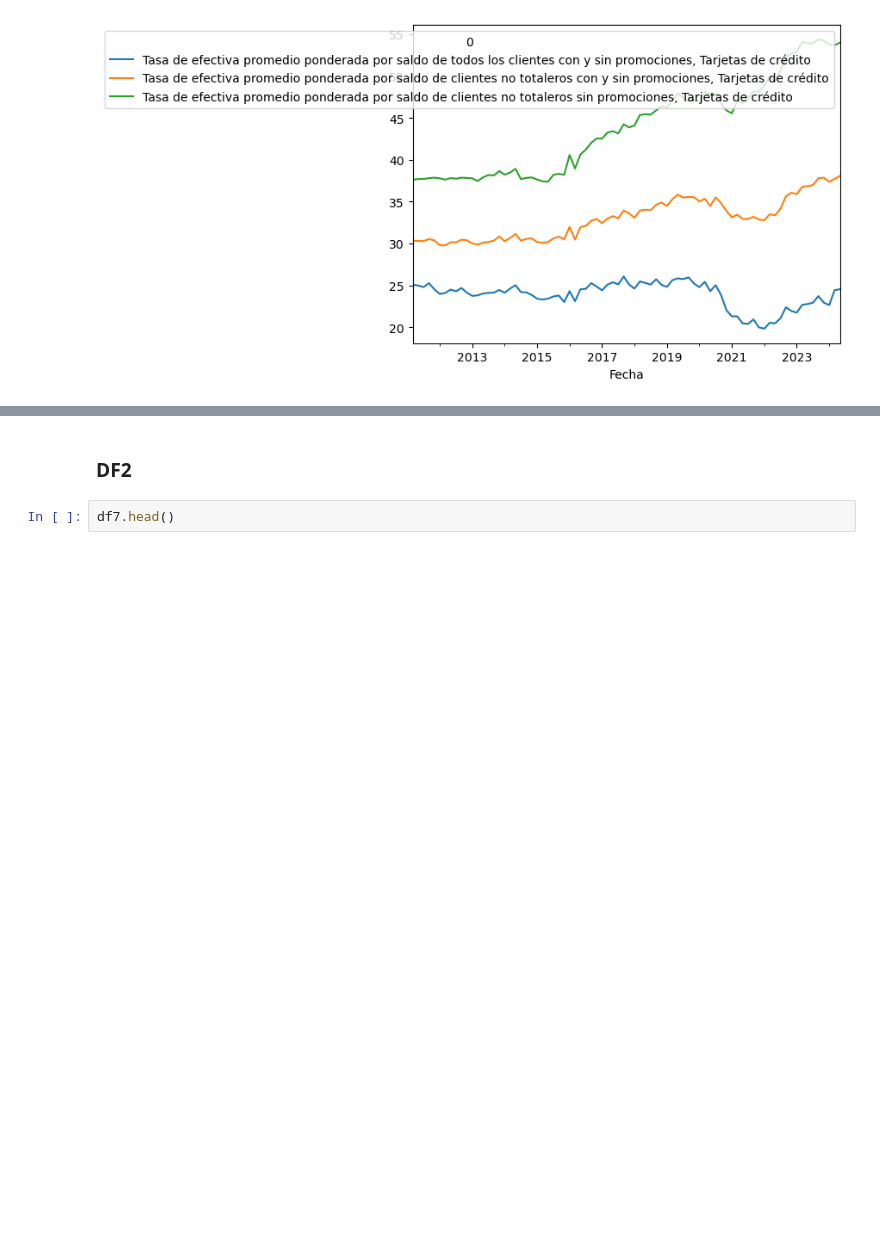
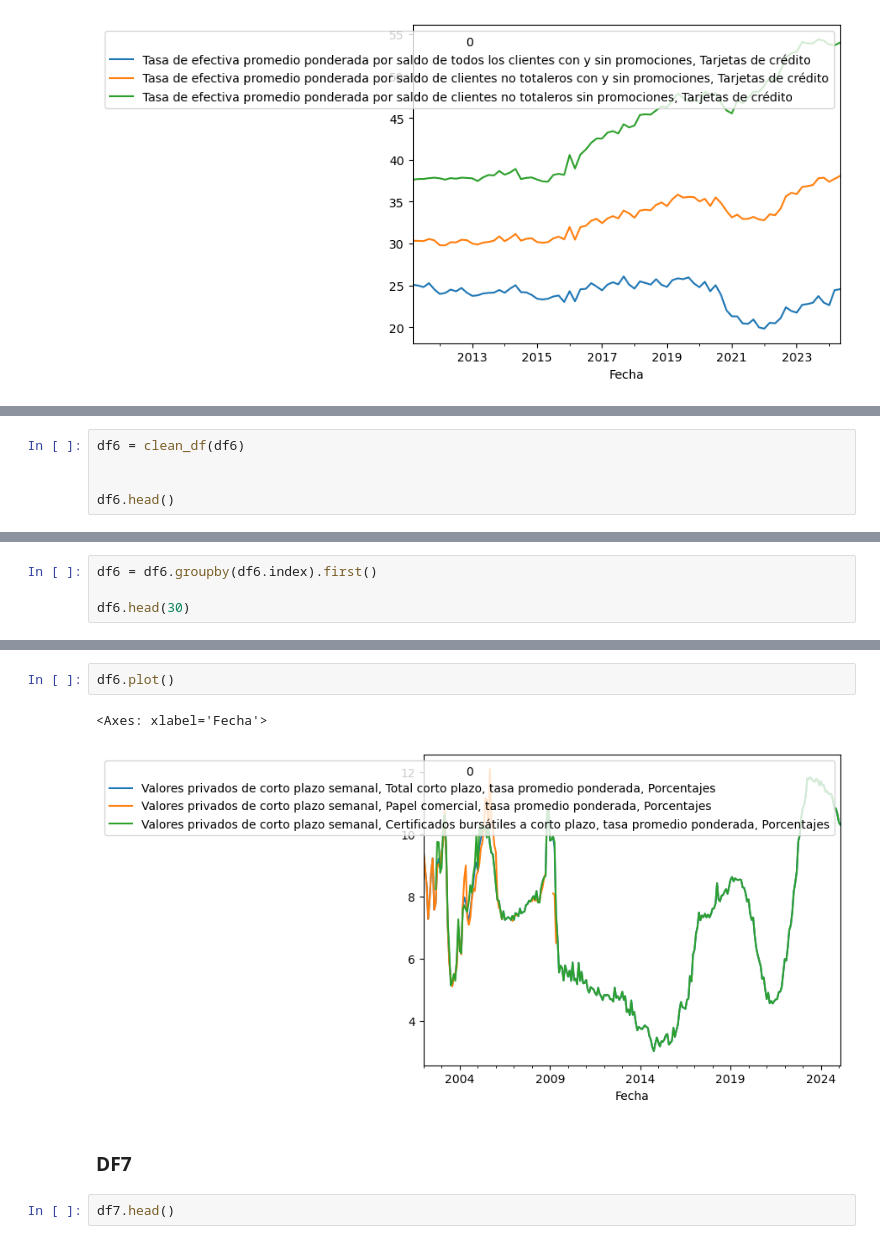
Before and after one commit to heritaco/Data-Mining, a Jupyter notebook: 03-Tasas-de-Interes-al-Consumo/02-explore-data.ipynb, the cells around one changed output, grey strips where cells are left out. Drawn from its saved outputs; the diff is of its cells as text; blank space fills up the shorter version.

```diff
--- a/03-Tasas-de-Interes-al-Consumo/02-explore-data.ipynb
+++ b/03-Tasas-de-Interes-al-Consumo/02-explore-data.ipynb
@@ -283,3 +301,8 @@ df6.head()
 | 2 | 2002-01-18 00:00:00 | 7.76 | 7.76 | N/E |
 | 3 | 2002-01-25 00:00:00 | 7.49 | 7.49 | N/E |
 | 4 | 2002-02-01 00:00:00 | 8.88 | 8.88 | N/E |
+# %%
+df6 = clean_df(df6)
+
+
+df6.head()
@@ -285,0 +317,4 @@ df6.head()
+# %%
+df6 = df6.groupby(df6.index).first()
+
+df6.head(30)
@@ -286,5 +340,10 @@ df6.head()
+# %%
+df6.plot()
+# %% [output]
+<Axes: xlabel='Fecha'>
+[figure, added]
 # %% [markdown]
-### DF2
+### DF7
 # %%
 df7.head()
 # %% [output]
```
Also changed, not shown: parts of 8 cells of this notebook.
